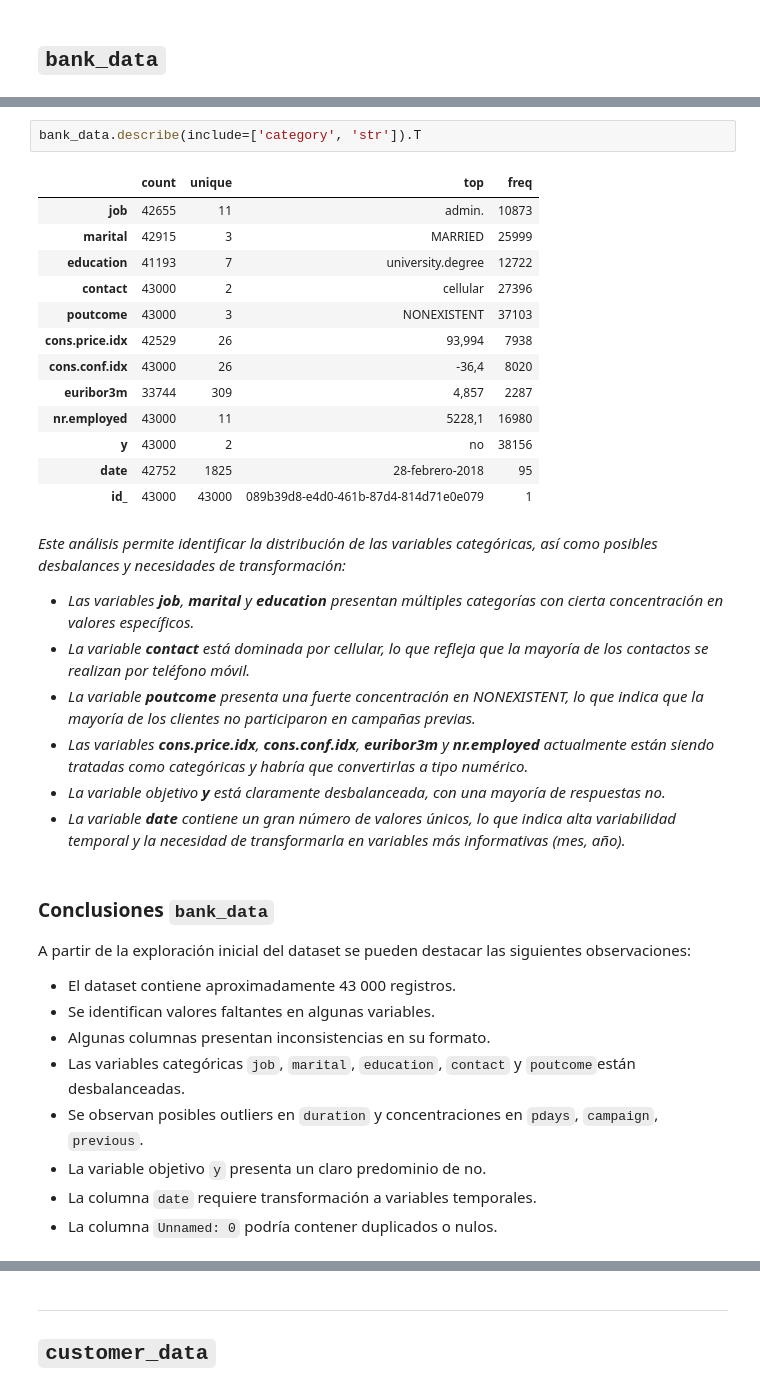
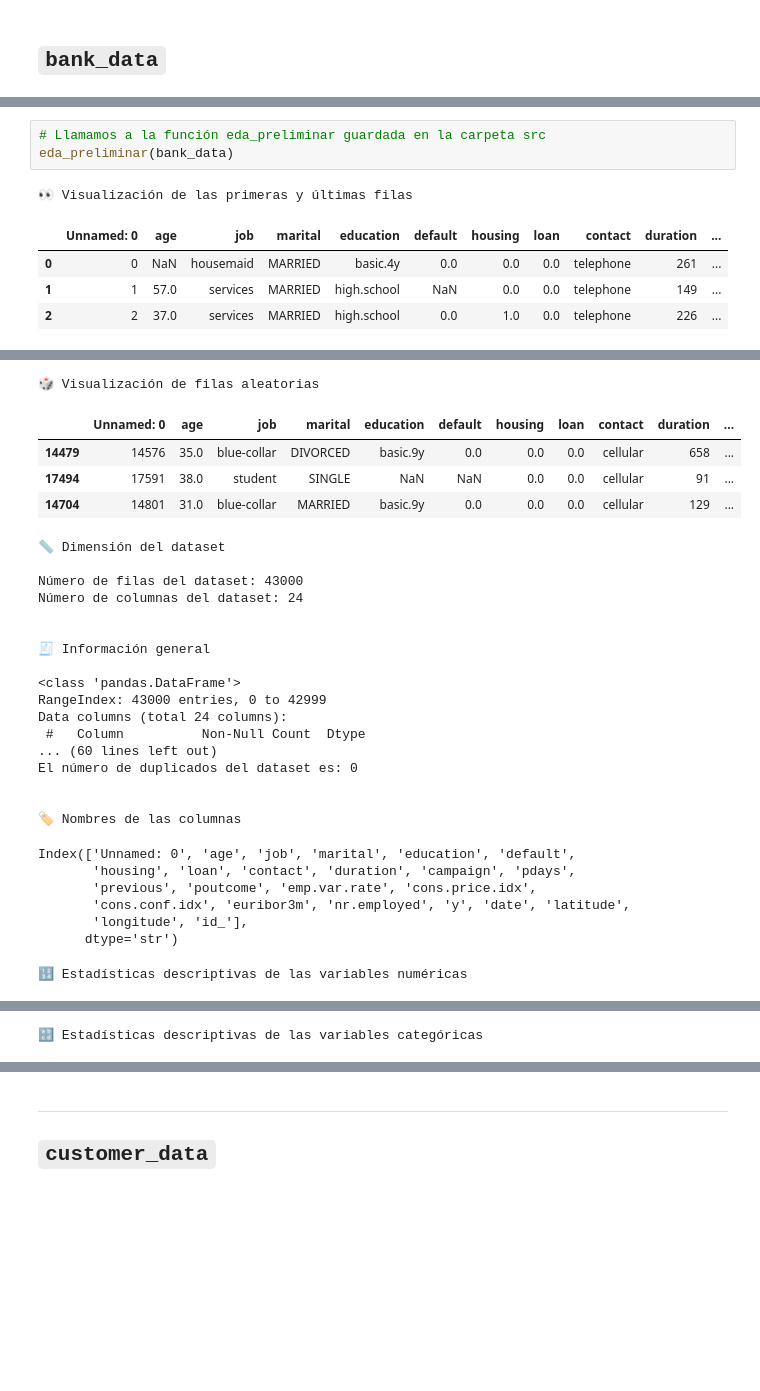
Before and after one commit to lorenalopezarenas/EDA-BankMarketing, a Jupyter notebook: notebooks/01. Análisis_preliminar.ipynb, the cells around one changed output, grey strips where cells are left out. Drawn from its saved outputs; the diff is of its cells as text; blank space fills up the shorter version.

```diff
--- a/notebooks/01. Análisis_preliminar.ipynb
+++ b/notebooks/01. Análisis_preliminar.ipynb
@@ -192,38 +56,9 @@ bank_data.describe().round(2).T
-# %%
-bank_data.describe(include=['category', 'str']).T
-# %% [output]
-|  | count | unique | top | freq |
-| job | 42655 | 11 | admin. | 10873 |
-| marital | 42915 | 3 | MARRIED | 25999 |
-| education | 41193 | 7 | university.degree | 12722 |
-| contact | 43000 | 2 | cellular | 27396 |
-| poutcome | 43000 | 3 | NONEXISTENT | 37103 |
-| cons.price.idx | 42529 | 26 | 93,994 | 7938 |
-| cons.conf.idx | 43000 | 26 | -36,4 | 8020 |
-| euribor3m | 33744 | 309 | 4,857 | 2287 |
-| nr.employed | 43000 | 11 | 5228,1 | 16980 |
-| y | 43000 | 2 | no | 38156 |
-| date | 42752 | 1825 | 28-febrero-2018 | 95 |
-| id_ | 43000 | 43000 | 089b39d8-e4d0-461b-87d4-814d71e0e079 | 1 |
-# %% [markdown]
-*Este análisis permite identificar la distribución de las variables categóricas, así como posibles desbalances y necesidades de transformación:*
-
-- *Las variables **job**, **marital** y **education** presentan múltiples categorías con cierta concentración en valores específicos.*
-- *La variable **contact** está dominada por cellular, lo que refleja que la mayoría de los contactos se realizan por teléfono móvil.*
-- *La variable **poutcome** presenta una fuerte concentración en NONEXISTENT, lo que indica que la mayoría de los clientes no participaron en campañas previas.*
-- *Las variables **cons.price.idx**, **cons.conf.idx**, **euribor3m** y **nr.employed** actualmente están siendo tratadas como categóricas y habría que convertirlas a tipo numérico.*
-- *La variable objetivo **y** está claramente desbalanceada, con una mayoría de respuestas no.*
-- *La variable **date** contiene un gran número de valores únicos, lo que indica alta variabilidad temporal y la necesidad de transformarla en variables más informativas (mes, año).*
-# %% [markdown]
-### Conclusiones `bank_data`
-
-A partir de la exploración inicial del dataset se pueden destacar las siguientes observaciones:
-
-   - El dataset contiene aproximadamente 43 000 registros.
-   - Se identifican valores faltantes en algunas variables.
-   - Algunas columnas presentan inconsistencias en su formato.
-   - Las variables categóricas `job`, `marital`, `education`, `contact` y `poutcome`están desbalanceadas.
-   - Se observan posibles outliers en `duration` y concentraciones en `pdays`, `campaign`, `previous`.
-   - La variable objetivo `y` presenta un claro predominio de no.
-   - La columna `date` requiere transformación a variables temporales.
-   - La columna `Unnamed: 0` podría contener duplicados o nulos.
+# %%
+# Llamamos a la función eda_preliminar guardada en la carpeta src
+eda_preliminar(bank_data)
+# %% [output]
+👀 Visualización de las primeras y últimas filas
+|  | Unnamed: 0 | age | job | marital | education | default | housing | loan | contact | duration | ... |
+| 0 | 0 | NaN | housemaid | MARRIED | basic.4y | 0.0 | 0.0 | 0.0 | telephone | 261 | ... |
+| 1 | 1 | 57.0 | services | MARRIED | high.school | NaN | 0.0 | 0.0 | telephone | 149 | ... |
+| 2 | 2 | 37.0 | services | MARRIED | high.school | 0.0 | 1.0 | 0.0 | telephone | 226 | ... |
@@ -229,0 +69,29 @@ A partir de la exploración inicial del dataset se pueden destacar las siguiente
+🎲 Visualización de filas aleatorias
+|  | Unnamed: 0 | age | job | marital | education | default | housing | loan | contact | duration | ... |
+| 14479 | 14576 | 35.0 | blue-collar | DIVORCED | basic.9y | 0.0 | 0.0 | 0.0 | cellular | 658 | ... |
+| 17494 | 17591 | 38.0 | student | SINGLE | NaN | NaN | 0.0 | 0.0 | cellular | 91 | ... |
+| 14704 | 14801 | 31.0 | blue-collar | MARRIED | basic.9y | 0.0 | 0.0 | 0.0 | cellular | 129 | ... |
+📏 Dimensión del dataset
+
+Número de filas del dataset: 43000
+Número de columnas del dataset: 24
+
+
+🧾 Información general
+
+<class 'pandas.DataFrame'>
+RangeIndex: 43000 entries, 0 to 42999
+Data columns (total 24 columns):
+ #   Column          Non-Null Count  Dtype
+... (60 lines left out)
+El número de duplicados del dataset es: 0
+
+
+🏷️ Nombres de las columnas
+Index(['Unnamed: 0', 'age', 'job', 'marital', 'education', 'default',
+       'housing', 'loan', 'contact', 'duration', 'campaign', 'pdays',
+       'previous', 'poutcome', 'emp.var.rate', 'cons.price.idx',
+       'cons.conf.idx', 'euribor3m', 'nr.employed', 'y', 'date', 'latitude',
+       'longitude', 'id_'],
+      dtype='str')
+🔢 Estadísticas descriptivas de las variables numéricas
@@ -229,0 +111 @@ A partir de la exploración inicial del dataset se pueden destacar las siguiente
+🔡 Estadísticas descriptivas de las variables categóricas
```
Also changed, not shown: parts of 45 cells of this notebook, 2 other files.
